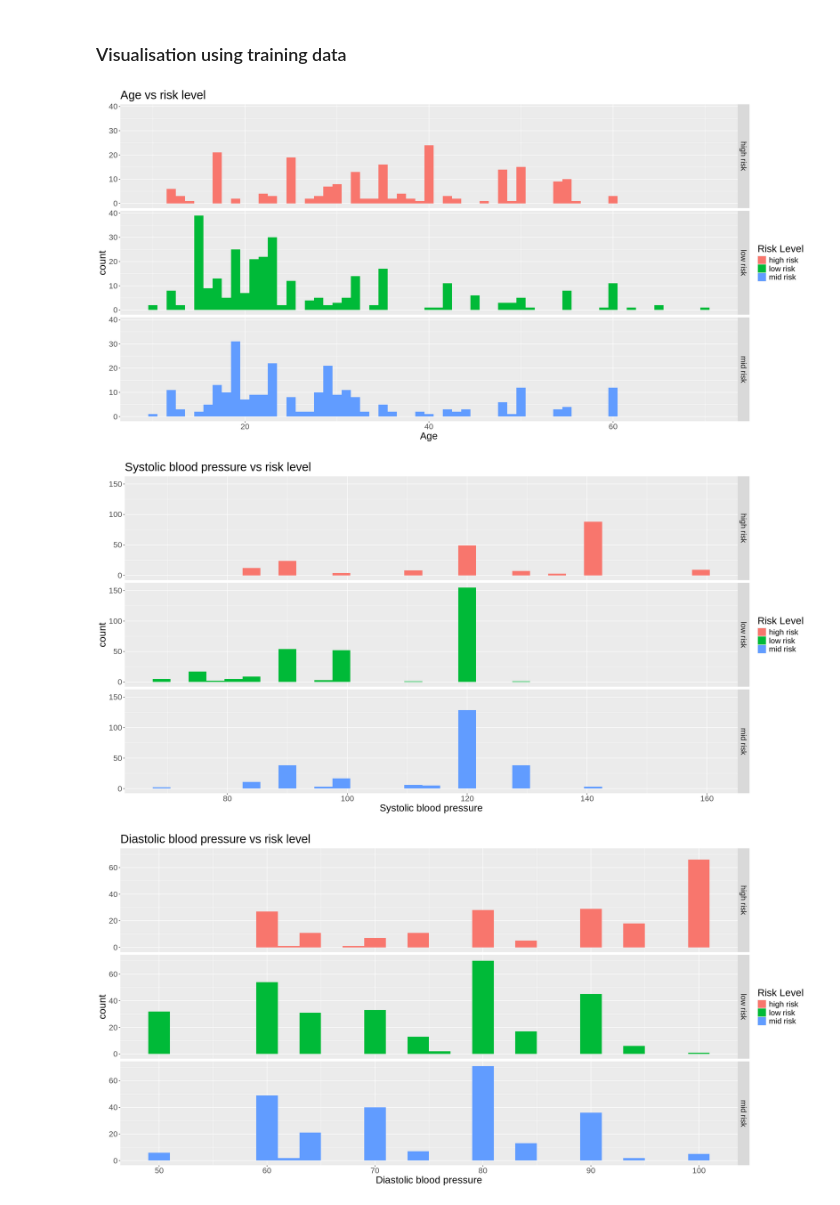
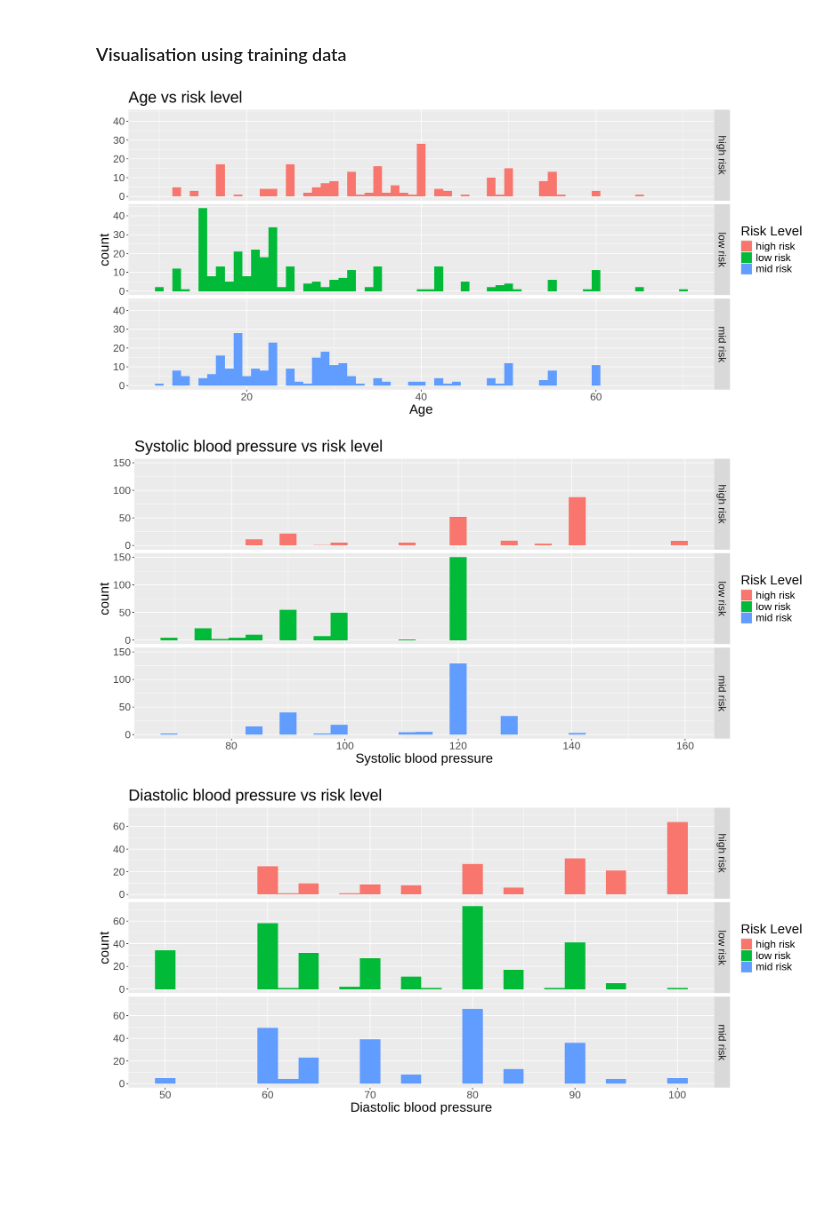
Before and after one commit to s-zainali/dsci100_005_008-group-project, a Jupyter notebook: proposal.ipynb, the cells around one changed output. Drawn from its saved outputs; the diff is of its cells as text; code cells hidden in the pictures; blank space fills up the shorter version.

```diff
--- a/proposal.ipynb
+++ b/proposal.ipynb
@@ -161,28 +186,28 @@ A tibble: 1 × 6
 # %% [markdown]
 ### Visualisation using training data
 # %%
-options(repr.plot.width = 20, repr.plot.height = 10)
+options(repr.plot.width = 15, repr.plot.height = 7)
 maternal_health_train |>
     ggplot(aes(x = age, fill = as_factor(risk_level))) + geom_histogram(alpha = 1, position = "identity", binwidth = 1) + facet_grid(rows = vars(risk_level)) +
     labs(x = "Age", title = "Age vs risk level", fill = "Risk Level") + theme(text = element_text(size = 20))
 maternal_health_train |>
     ggplot(aes(x = systolic_blood_pressure, fill = as_factor(risk_level))) + geom_histogram(alpha = 1, position = "identity", binwidth = 3) + facet_grid(rows = vars(risk_level)) +
     labs(x = "Systolic blood pressure", title = "Systolic blood pressure vs risk level", fill = "Risk Level") + theme(text = element_text(size = 20))
 maternal_health_train |>
     ggplot(aes(x = diastolic_blood_pressure, fill = as_factor(risk_level))) + geom_histogram(alpha = 1, position = "identity", binwidth = 2) + facet_grid(rows = vars(risk_level)) +
     labs(x = "Diastolic blood pressure", title = "Diastolic blood pressure vs risk level", fill = "Risk Level") + theme(text = element_text(size = 20))
 maternal_health_train |>
     ggplot(aes(x = blood_glucose, fill = as_factor(risk_level))) + geom_histogram(alpha = 1, position = "identity", binwidth = 0.5) + facet_grid(rows = vars(risk_level)) +
     labs(x = "Blood Glucose", title = "Blood Glucose vs risk level", fill = "Risk Level") + theme(text = element_text(size = 20))
 maternal_health_train |>
     ggplot(aes(x = body_temperature, fill = as_factor(risk_level))) + geom_histogram(alpha = 1, position = "identity", binwidth = 0.5) + facet_grid(rows = vars(risk_level)) +
     labs(x = "Body Temperature", title = "Body Temperature vs risk level", fill = "Risk Level") + theme(text = element_text(size = 20))
 maternal_health_train |>
     ggplot(aes(x = heart_rate, fill = as_factor(risk_level))) + geom_histogram(alpha = 1, position = "identity", binwidth = 1) + facet_grid(rows = vars(risk_level)) +
     labs(x = "Heart Rate", title = "Heart Rate vs risk level", fill = "Risk Level") + theme(text = element_text(size = 20))
 
-maternal_health_train |> ggplot(aes(x = age, y = blood_glucose, color = risk_level, size = 5)) + geom_point() + theme(text = element_text(size = 20))
+maternal_health_train |> ggplot(aes(x = diastolic_blood_pressure, y = blood_glucose, color = risk_level, size = 5)) + geom_point() + theme(text = element_text(size = 20))
 # %% [output]
-[figure, old version]
+[figure, new version]
-[figure, old version]
+[figure, new version]
-[figure, old version]
+[figure, new version]
```
Also changed, not shown: parts of 8 cells of this notebook.
